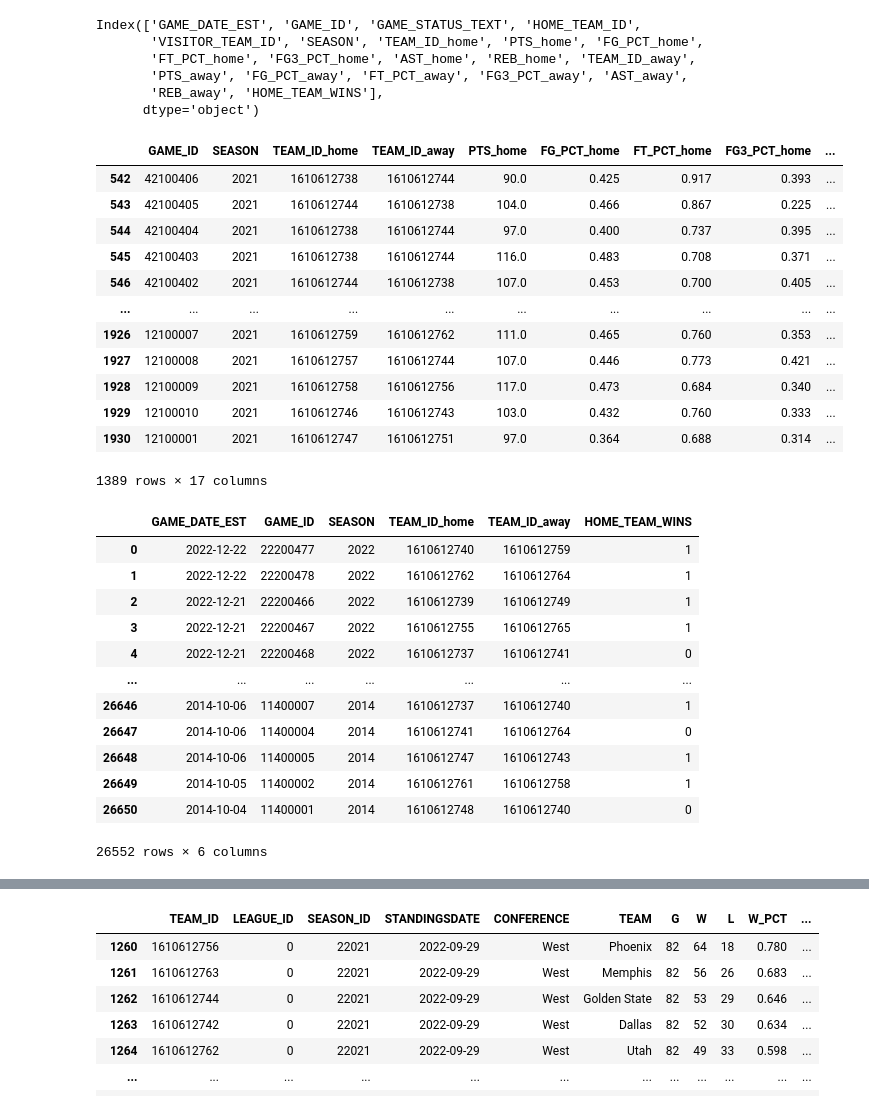
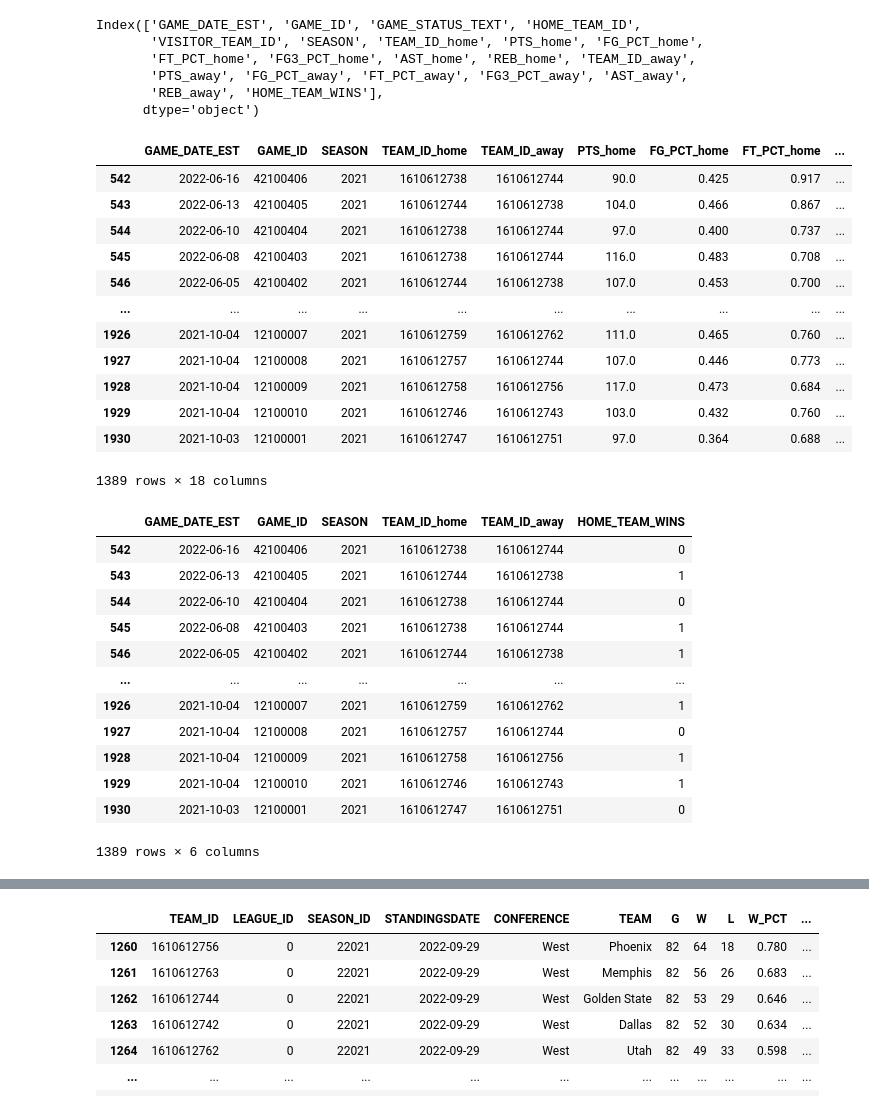
Before and after one commit to Duppal147/Hackathon2025, a Jupyter notebook: hackathon_pre_game_model.ipynb, the cells around one changed output, grey strips where cells are left out. Drawn from its saved outputs; the diff is of its cells as text; code cells hidden in the pictures.

```diff
--- a/hackathon_pre_game_model.ipynb
+++ b/hackathon_pre_game_model.ipynb
@@ -137,7 +137,7 @@ Data columns (total 21 columns):
 dtypes: float64(12), int64(7), object(2)
 memory usage: 4.3+ MB
 # %%
-games['GAME_DATE_EST'] = pd.to_datetime(games['GAME_DATE_EST'])
+#games['GAME_DATE_EST'] = pd.to_datetime(games['GAME_DATE_EST'])
 # %% [markdown]
 y=Hometeamwins is the y what you are trying to predict for the model, so it would be the y
 # %% [markdown]
@@ -253,43 +253,44 @@ Index(['GAME_DATE_EST', 'GAME_ID', 'GAME_STATUS_TEXT', 'HOME_TEAM_ID',
        'REB_away', 'HOME_TEAM_WINS'],
       dtype='object')
 # %%
-shortened_games = games[['GAME_ID', 'SEASON', 'TEAM_ID_home', 'TEAM_ID_away', 'PTS_home', 'FG_PCT_home','FT_PCT_home', 'FG3_PCT_home', 'AST_home', 'REB_home', 'PTS_away', 'FG_PCT_away', 'FT_PCT_away', 'FG3_PCT_away', 'AST_away','REB_away', 'HOME_TEAM_WINS']]
+shortened_games = games[['GAME_DATE_EST', 'GAME_ID', 'SEASON', 'TEAM_ID_home', 'TEAM_ID_away', 'PTS_home', 'FG_PCT_home','FT_PCT_home', 'FG3_PCT_home', 'AST_home', 'REB_home', 'PTS_away', 'FG_PCT_away', 'FT_PCT_away', 'FG3_PCT_away', 'AST_away','REB_away', 'HOME_TEAM_WINS']]
 games_21 = shortened_games[shortened_games['SEASON'] == 2021]
 games_21
 # %% [output]
-|  | GAME_ID | SEASON | TEAM_ID_home | TEAM_ID_away | PTS_home | FG_PCT_home | FT_PCT_home | FG3_PCT_home | ... |
-| 542 | 42100406 | 2021 | 1610612738 | 1610612744 | 90.0 | 0.425 | 0.917 | 0.393 | ... |
-| 543 | 42100405 | 2021 | 1610612744 | 1610612738 | 104.0 | 0.466 | 0.867 | 0.225 | ... |
-| 544 | 42100404 | 2021 | 1610612738 | 1610612744 | 97.0 | 0.400 | 0.737 | 0.395 | ... |
-| 545 | 42100403 | 2021 | 1610612738 | 1610612744 | 116.0 | 0.483 | 0.708 | 0.371 | ... |
-| 546 | 42100402 | 2021 | 1610612744 | 1610612738 | 107.0 | 0.453 | 0.700 | 0.405 | ... |
+|  | GAME_DATE_EST | GAME_ID | SEASON | TEAM_ID_home | TEAM_ID_away | PTS_home | FG_PCT_home | FT_PCT_home | ... |
+| 542 | 2022-06-16 | 42100406 | 2021 | 1610612738 | 1610612744 | 90.0 | 0.425 | 0.917 | ... |
+| 543 | 2022-06-13 | 42100405 | 2021 | 1610612744 | 1610612738 | 104.0 | 0.466 | 0.867 | ... |
+| 544 | 2022-06-10 | 42100404 | 2021 | 1610612738 | 1610612744 | 97.0 | 0.400 | 0.737 | ... |
+| 545 | 2022-06-08 | 42100403 | 2021 | 1610612738 | 1610612744 | 116.0 | 0.483 | 0.708 | ... |
+| 546 | 2022-06-05 | 42100402 | 2021 | 1610612744 | 1610612738 | 107.0 | 0.453 | 0.700 | ... |
 | ... | ... | ... | ... | ... | ... | ... | ... | ... | ... |
-| 1926 | 12100007 | 2021 | 1610612759 | 1610612762 | 111.0 | 0.465 | 0.760 | 0.353 | ... |
-| 1927 | 12100008 | 2021 | 1610612757 | 1610612744 | 107.0 | 0.446 | 0.773 | 0.421 | ... |
-| 1928 | 12100009 | 2021 | 1610612758 | 1610612756 | 117.0 | 0.473 | 0.684 | 0.340 | ... |
-| 1929 | 12100010 | 2021 | 1610612746 | 1610612743 | 103.0 | 0.432 | 0.760 | 0.333 | ... |
-| 1930 | 12100001 | 2021 | 1610612747 | 1610612751 | 97.0 | 0.364 | 0.688 | 0.314 | ... |
+| 1926 | 2021-10-04 | 12100007 | 2021 | 1610612759 | 1610612762 | 111.0 | 0.465 | 0.760 | ... |
+| 1927 | 2021-10-04 | 12100008 | 2021 | 1610612757 | 1610612744 | 107.0 | 0.446 | 0.773 | ... |
+| 1928 | 2021-10-04 | 12100009 | 2021 | 1610612758 | 1610612756 | 117.0 | 0.473 | 0.684 | ... |
+| 1929 | 2021-10-04 | 12100010 | 2021 | 1610612746 | 1610612743 | 103.0 | 0.432 | 0.760 | ... |
+| 1930 | 2021-10-03 | 12100001 | 2021 | 1610612747 | 1610612751 | 97.0 | 0.364 | 0.688 | ... |
-1389 rows × 17 columns
+1389 rows × 18 columns
 # %%
 rankings_new = rankings[['TEAM_ID', 'TEAM', 'STANDINGSDATE', 'W_PCT']]
 rankings_new
 
-games_new = games[['GAME_DATE_EST', 'GAME_ID', 'SEASON', 'TEAM_ID_home', 'TEAM_ID_away', 'HOME_TEAM_WINS']]
+games_new = games_21[['GAME_DATE_EST', 'GAME_ID', 'SEASON', 'TEAM_ID_home', 'TEAM_ID_away', 'HOME_TEAM_WINS']]
+
 games_new
 # %% [output]
 |  | GAME_DATE_EST | GAME_ID | SEASON | TEAM_ID_home | TEAM_ID_away | HOME_TEAM_WINS |
-| 0 | 2022-12-22 | 22200477 | 2022 | 1610612740 | 1610612759 | 1 |
-| 1 | 2022-12-22 | 22200478 | 2022 | 1610612762 | 1610612764 | 1 |
-| 2 | 2022-12-21 | 22200466 | 2022 | 1610612739 | 1610612749 | 1 |
-| 3 | 2022-12-21 | 22200467 | 2022 | 1610612755 | 1610612765 | 1 |
-| 4 | 2022-12-21 | 22200468 | 2022 | 1610612737 | 1610612741 | 0 |
+| 542 | 2022-06-16 | 42100406 | 2021 | 1610612738 | 1610612744 | 0 |
+| 543 | 2022-06-13 | 42100405 | 2021 | 1610612744 | 1610612738 | 1 |
+| 544 | 2022-06-10 | 42100404 | 2021 | 1610612738 | 1610612744 | 0 |
+| 545 | 2022-06-08 | 42100403 | 2021 | 1610612738 | 1610612744 | 1 |
+| 546 | 2022-06-05 | 42100402 | 2021 | 1610612744 | 1610612738 | 1 |
 | ... | ... | ... | ... | ... | ... | ... |
-| 26646 | 2014-10-06 | 11400007 | 2014 | 1610612737 | 1610612740 | 1 |
-| 26647 | 2014-10-06 | 11400004 | 2014 | 1610612741 | 1610612764 | 0 |
-| 26648 | 2014-10-06 | 11400005 | 2014 | 1610612747 | 1610612743 | 1 |
-| 26649 | 2014-10-05 | 11400002 | 2014 | 1610612761 | 1610612758 | 1 |
-| 26650 | 2014-10-04 | 11400001 | 2014 | 1610612748 | 1610612740 | 0 |
+| 1926 | 2021-10-04 | 12100007 | 2021 | 1610612759 | 1610612762 | 1 |
+| 1927 | 2021-10-04 | 12100008 | 2021 | 1610612757 | 1610612744 | 0 |
+| 1928 | 2021-10-04 | 12100009 | 2021 | 1610612758 | 1610612756 | 1 |
+| 1929 | 2021-10-04 | 12100010 | 2021 | 1610612746 | 1610612743 | 1 |
+| 1930 | 2021-10-03 | 12100001 | 2021 | 1610612747 | 1610612751 | 0 |
-26552 rows × 6 columns
+1389 rows × 6 columns
 # %%
 
 for index, row in games_new.iterrows():
```
Also changed, not shown: parts of 6 cells of this notebook.
